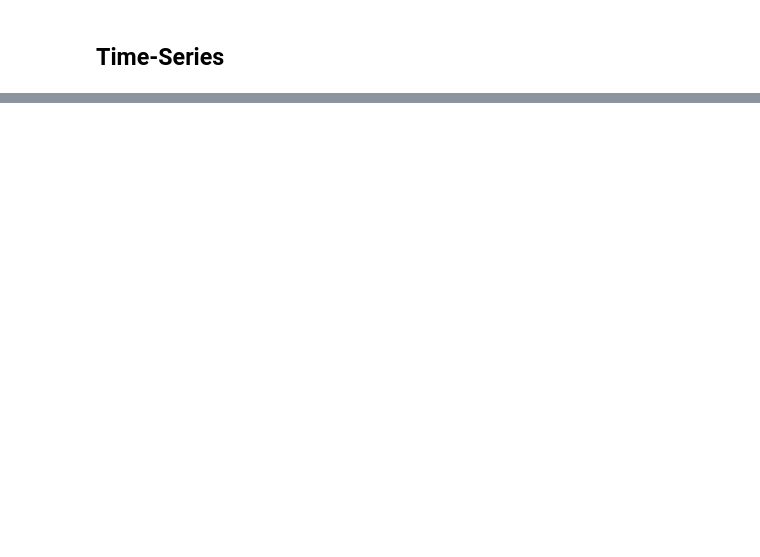
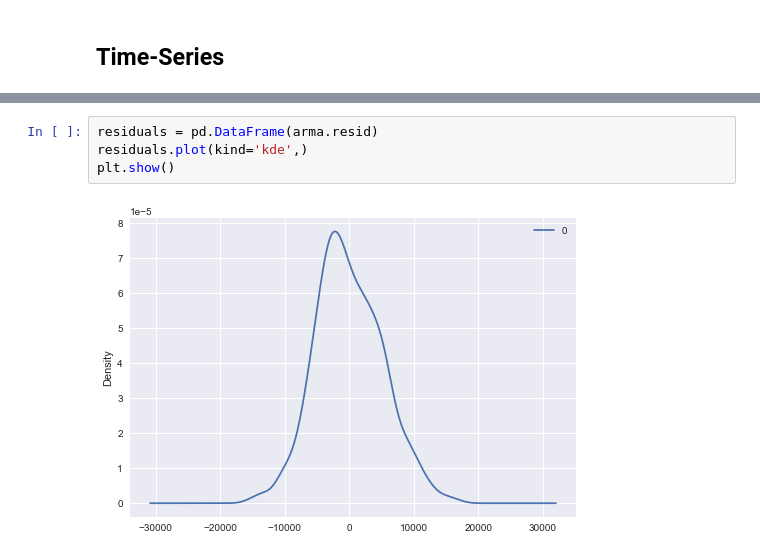
Before and after one commit to ykfarhan/forecasting-nymets-attendance, a Jupyter notebook: time_series_mlb.ipynb, the cells around one changed output, grey strips where cells are left out. Drawn from its saved outputs; the diff is of its cells as text; blank space fills up the shorter version.

```diff
--- a/time_series_mlb.ipynb
+++ b/time_series_mlb.ipynb
@@ -152,0 +132,6 @@ model_fit.forecast()
+# %%
+residuals = pd.DataFrame(arma.resid)
+residuals.plot(kind='kde',)
+plt.show()
+# %% [output]
+[figure, added]
```
Also changed, not shown: parts of 93 cells of this notebook.
